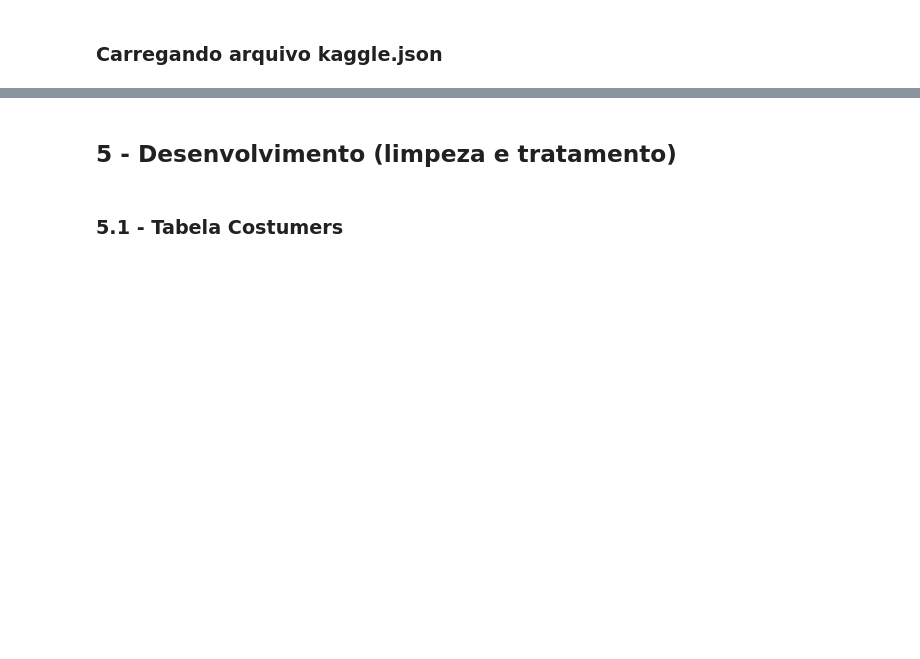
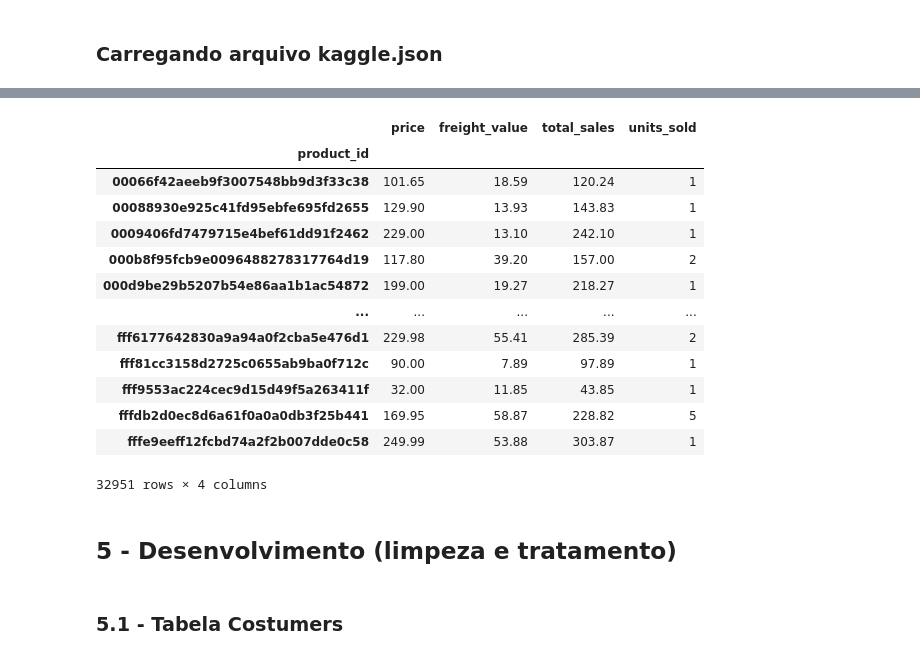
Before and after one commit to michelprosite/Trilha_Engenharia_Dados, a Jupyter notebook: desafio_ds.ipynb, the cells around one changed output, grey strips where cells are left out. Drawn from its saved outputs; the diff is of its cells as text; code cells hidden in the pictures; blank space fills up the shorter version.

```diff
--- a/desafio_ds.ipynb
+++ b/desafio_ds.ipynb
@@ -437,0 +387,7 @@ Por fim, seria importante utilizar técnicas de visualização de dados para apr
+# %%
+import pandas as pd
+
+# Lendo os arquivos CSV do conjunto de dados
+customers = pd.read_csv("/home/michel/Documentos/Trilha_Engenharia_Dados/kaggle_csv/olist_customers_dataset.csv")
+orders = pd.read_csv("/home/michel/Documentos/Trilha_Engenharia_Dados/kaggle_csv/olist_orders_dataset.csv")
+order_items = pd.read_csv("/home/michel/Documentos/Trilha_Engenharia_Dados/kaggle_csv/olist_order_items_dataset.csv")
@@ -437,0 +412,3 @@ Por fim, seria importante utilizar técnicas de visualização de dados para apr
+# %%
+# Juntando as tabelas em uma única tabela
+merged_table = customers.merge(orders, on='customer_id').merge(order_items, on='order_id')
@@ -438,3 +421,26 @@ Por fim, seria importante utilizar técnicas de visualização de dados para apr
+# %%
+# Agrupando os dados por produto e exibindo o total de vendas e a quantidade de produtos vendidos
+product_sales = merged_table.groupby(['product_id'])[['price', 'freight_value']].sum()
+product_sales['total_sales'] = product_sales['price'] + product_sales['freight_value']
+product_sales['units_sold'] = merged_table.groupby(['product_id'])['order_item_id'].count()
+
+# Exibindo o tabelão burro
+product_sales
+# %% [output]
+|  | price | freight_value | total_sales | units_sold |
+| product_id |  |  |  |  |
+| 00066f42aeeb9f3007548bb9d3f33c38 | 101.65 | 18.59 | 120.24 | 1 |
+| 00088930e925c41fd95ebfe695fd2655 | 129.90 | 13.93 | 143.83 | 1 |
+| 0009406fd7479715e4bef61dd91f2462 | 229.00 | 13.10 | 242.10 | 1 |
+| 000b8f95fcb9e0096488278317764d19 | 117.80 | 39.20 | 157.00 | 2 |
+| 000d9be29b5207b54e86aa1b1ac54872 | 199.00 | 19.27 | 218.27 | 1 |
+| ... | ... | ... | ... | ... |
+| fff6177642830a9a94a0f2cba5e476d1 | 229.98 | 55.41 | 285.39 | 2 |
+| fff81cc3158d2725c0655ab9ba0f712c | 90.00 | 7.89 | 97.89 | 1 |
+| fff9553ac224cec9d15d49f5a263411f | 32.00 | 11.85 | 43.85 | 1 |
+| fffdb2d0ec8d6a61f0a0a0db3f25b441 | 169.95 | 58.87 | 228.82 | 5 |
+| fffe9eeff12fcbd74a2f2b007dde0c58 | 249.99 | 53.88 | 303.87 | 1 |
+32951 rows × 4 columns
 # %% [markdown]
 ## 5 - Desenvolvimento (limpeza e tratamento)
 # %% [markdown]
```
Also changed, not shown: parts of 112 cells of this notebook, 11 other files.
